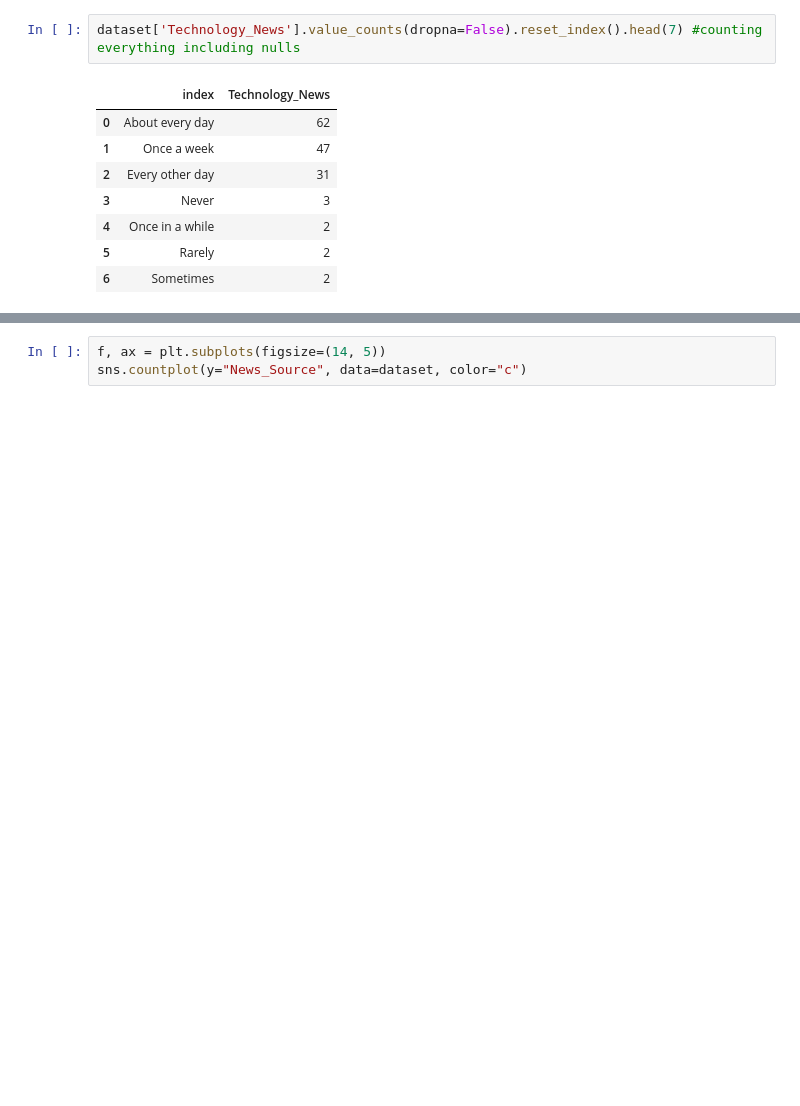
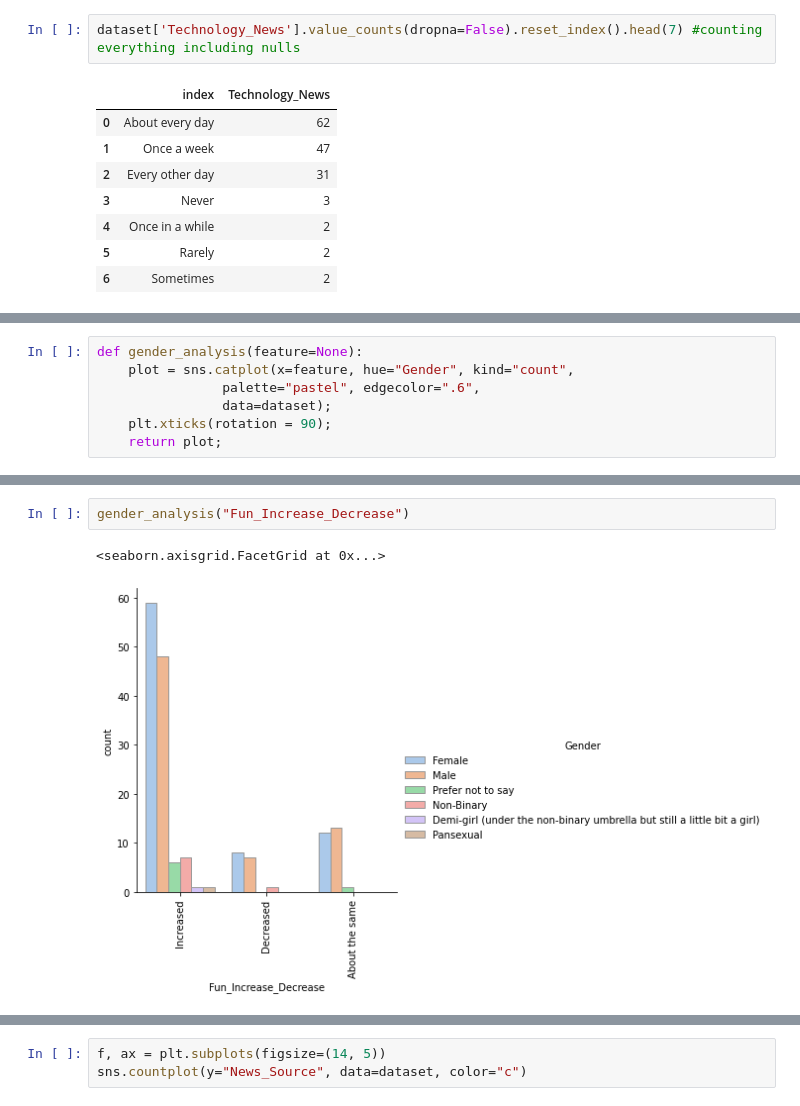
Before and after one commit to dougymenns/data_cleaning, a Jupyter notebook: Impact of Internet On Students/eda.ipynb, the cells around one changed output, grey strips where cells are left out. Drawn from its saved outputs; the diff is of its cells as text; blank space fills up the shorter version.

```diff
--- a/Impact of Internet On Students/eda.ipynb
+++ b/Impact of Internet On Students/eda.ipynb
@@ -448,0 +477,7 @@ sns.histplot(dataset['News_Source'])
+# %%
+def gender_analysis(feature=None):
+    plot = sns.catplot(x=feature, hue="Gender", kind="count",
+                palette="pastel", edgecolor=".6",
+                data=dataset);
+    plt.xticks(rotation = 90);
+    return plot;
@@ -448,0 +496,5 @@ sns.histplot(dataset['News_Source'])
+# %%
+gender_analysis("Fun_Increase_Decrease")
+# %% [output]
+<seaborn.axisgrid.FacetGrid at 0x...>
+[figure, added]
```
Also changed, not shown: parts of 29 cells of this notebook.
